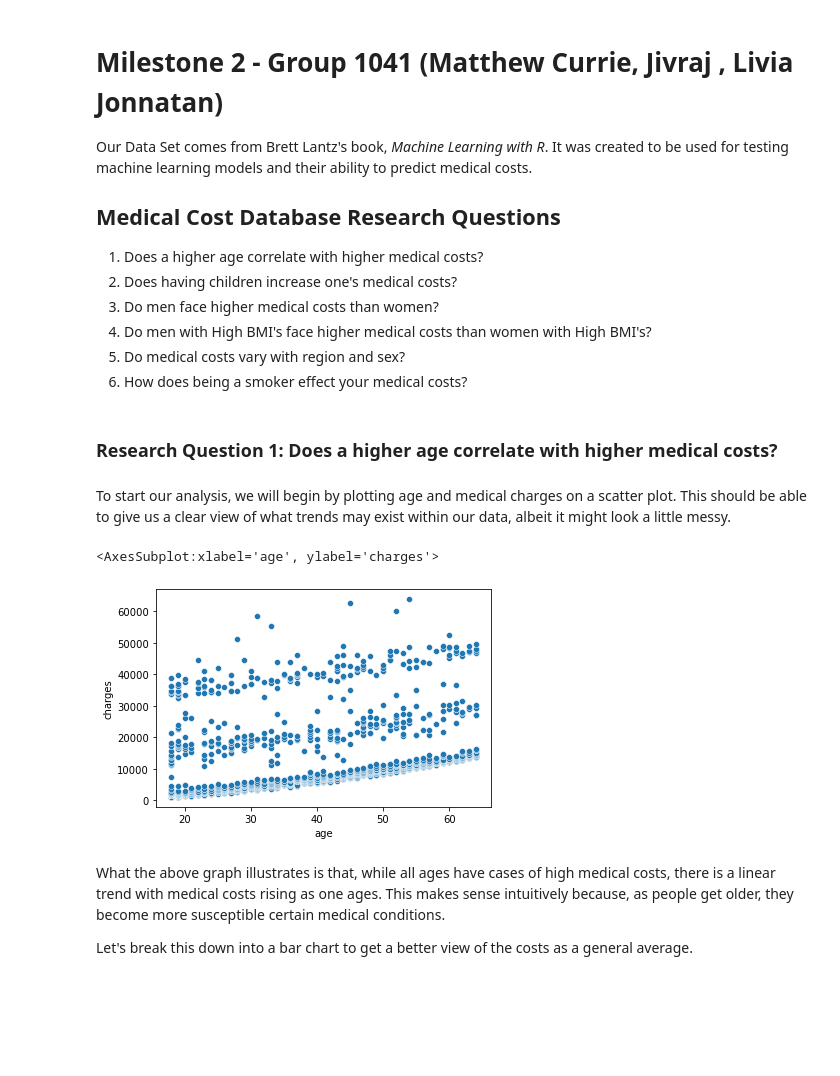
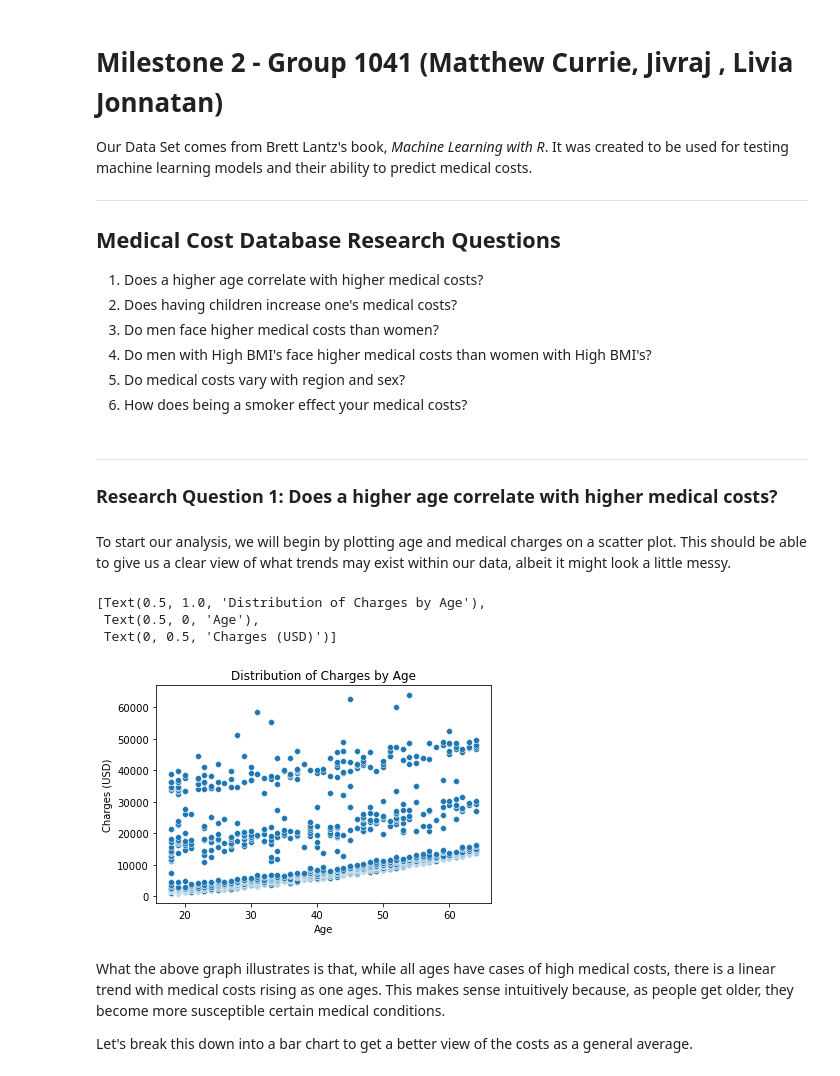
Before and after one commit to data301-2020-winter2/course-project-group_1041, a Jupyter notebook: analysis/submitted/milestone2.ipynb, the cells around one changed output. Saved outputs shown, nothing was run; the diff lists cells and outputs as text; code cells hidden in the pictures; blank space fills up the shorter version.

```diff
--- a/analysis/submitted/milestone2.ipynb
+++ b/analysis/submitted/milestone2.ipynb
@@ -2,6 +2,8 @@
 # Milestone 2 - Group 1041 (Matthew Currie, Jivraj , Livia Jonnatan)
 
 Our Data Set comes from Brett Lantz's book, _Machine Learning with R_. It was created to be used for testing machine learning models and their ability to predict medical costs.
+
+---
 
 ## Medical Cost Database Research Questions
 
@@ -29,14 +31,17 @@ df = load_data(
     PATH
 )
 # %% [markdown]
+---
 ### Research Question 1: Does a higher age correlate with higher medical costs?
 # %% [markdown]
 To start our analysis, we will begin by plotting age and medical charges on a scatter plot. This should be able to give us a clear view of what trends may exist within our data, albeit it might look a little messy.
 # %%
-sns.scatterplot(data=df, x='age', y='charges')
+sns.scatterplot(data=df, x='age', y='charges').set(title='Distribution of Charges by Age', xlabel='Age', ylabel='Charges (USD)')
 # %% [output]
-<AxesSubplot:xlabel='age', ylabel='charges'>
+[Text(0.5, 1.0, 'Distribution of Charges by Age'),
+ Text(0.5, 0, 'Age'),
+ Text(0, 0.5, 'Charges (USD)')]
-[figure, old version]
+[figure, new version]
 # %% [markdown]
 What the above graph illustrates is that, while all ages have cases of high medical costs, there is a linear trend with medical costs rising as one ages. This makes sense intuitively because, as people get older, they become more susceptible certain medical conditions.
 
```
Also changed, not shown: parts of 24 cells of this notebook, 1 other file.
